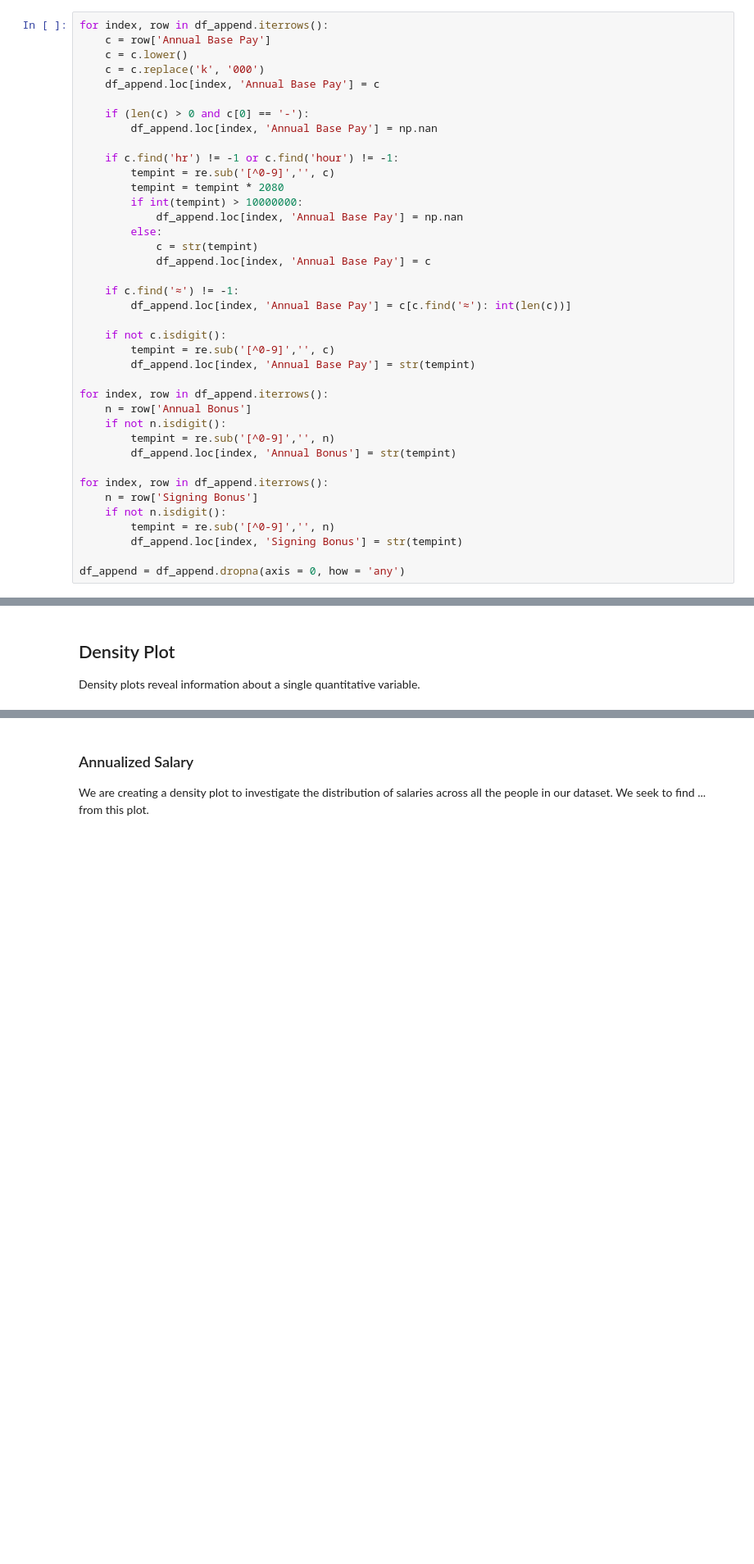
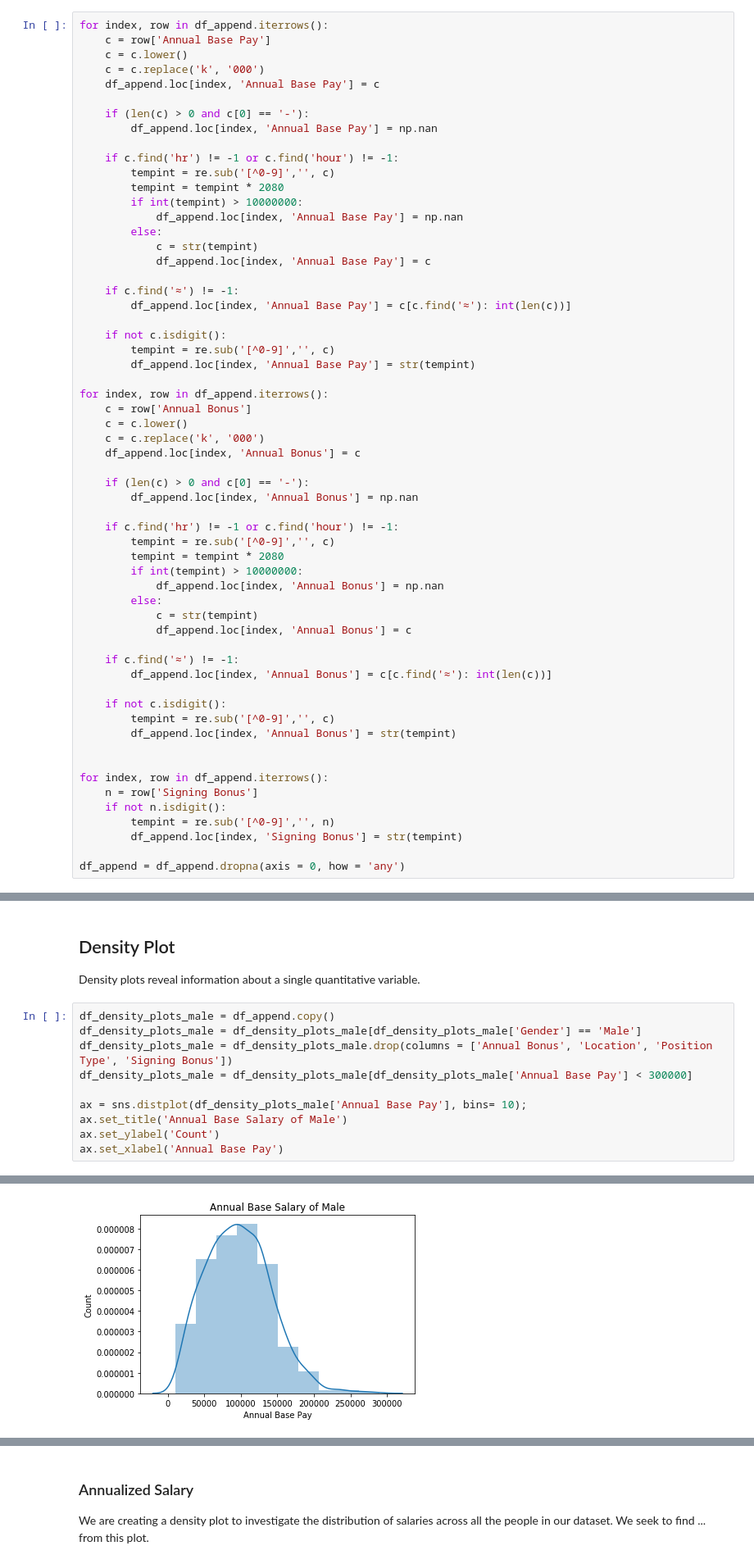
Before and after one commit to stt045/Projects, a Jupyter notebook: FinalProject.ipynb, the cells around one changed output, grey strips where cells are left out. Shown: that part at 82% size. Drawn from its saved outputs; the diff is of its cells as text; blank space fills up the shorter version.

```diff
--- a/FinalProject.ipynb
+++ b/FinalProject.ipynb
@@ -122,10 +122,30 @@ for index, row in df_append.iterrows():
         df_append.loc[index, 'Annual Base Pay'] = str(tempint)
 
 for index, row in df_append.iterrows():
-    n = row['Annual Bonus']
-    if not n.isdigit():
-        tempint = re.sub('[^0-9]','', n)
+    c = row['Annual Bonus']
+    c = c.lower()
+    c = c.replace('k', '000')
+    df_append.loc[index, 'Annual Bonus'] = c
+
+    if (len(c) > 0 and c[0] == '-'):
+        df_append.loc[index, 'Annual Bonus'] = np.nan
+
+    if c.find('hr') != -1 or c.find('hour') != -1:
+        tempint = re.sub('[^0-9]','', c)
+        tempint = tempint * 2080
+        if int(tempint) > 10000000:
+            df_append.loc[index, 'Annual Bonus'] = np.nan
+        else:
+            c = str(tempint)
+            df_append.loc[index, 'Annual Bonus'] = c
+
+    if c.find('≈') != -1:
+        df_append.loc[index, 'Annual Bonus'] = c[c.find('≈'): int(len(c))]
+
+    if not c.isdigit():
+        tempint = re.sub('[^0-9]','', c)
         df_append.loc[index, 'Annual Bonus'] = str(tempint)
+
 
 for index, row in df_append.iterrows():
     n = row['Signing Bonus']
@@ -212,3 +232,14 @@ ax.set_xlabel('Gender');
 # %% [markdown]
 ## Density Plot
 Density plots reveal information about a single quantitative variable.
+# %%
+df_density_plots_male = df_append.copy()
+df_density_plots_male = df_density_plots_male[df_density_plots_male['Gender'] == 'Male']
+df_density_plots_male = df_density_plots_male.drop(columns = ['Annual Bonus', 'Location', 'Position Type', 'Signing Bonus'])
+df_density_plots_male = df_density_plots_male[df_density_plots_male['Annual Base Pay'] < 300000]
+
+ax = sns.distplot(df_density_plots_male['Annual Base Pay'], bins= 10);
+ax.set_title('Annual Base Salary of Male')
+ax.set_ylabel('Count')
+ax.set_xlabel('Annual Base Pay')
+# %% [output]
@@ -214,0 +247 @@ Density plots reveal information about a single quantitative variable.
+[figure, added]
```
Also changed, not shown: parts of 4 cells of this notebook.
